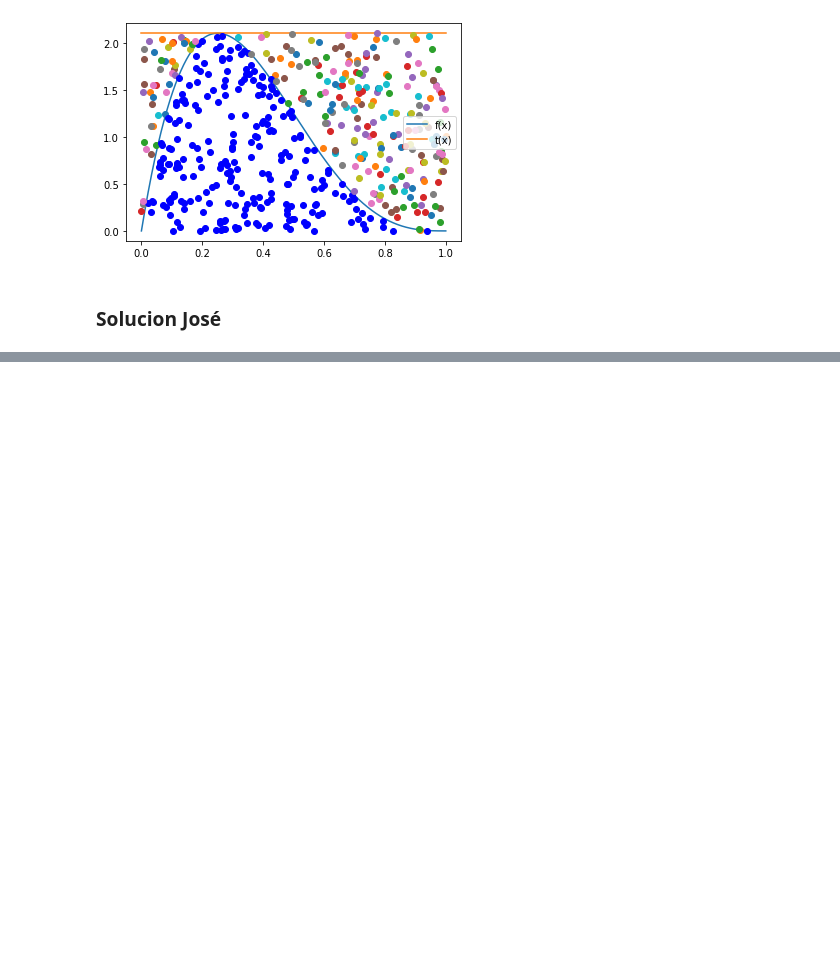
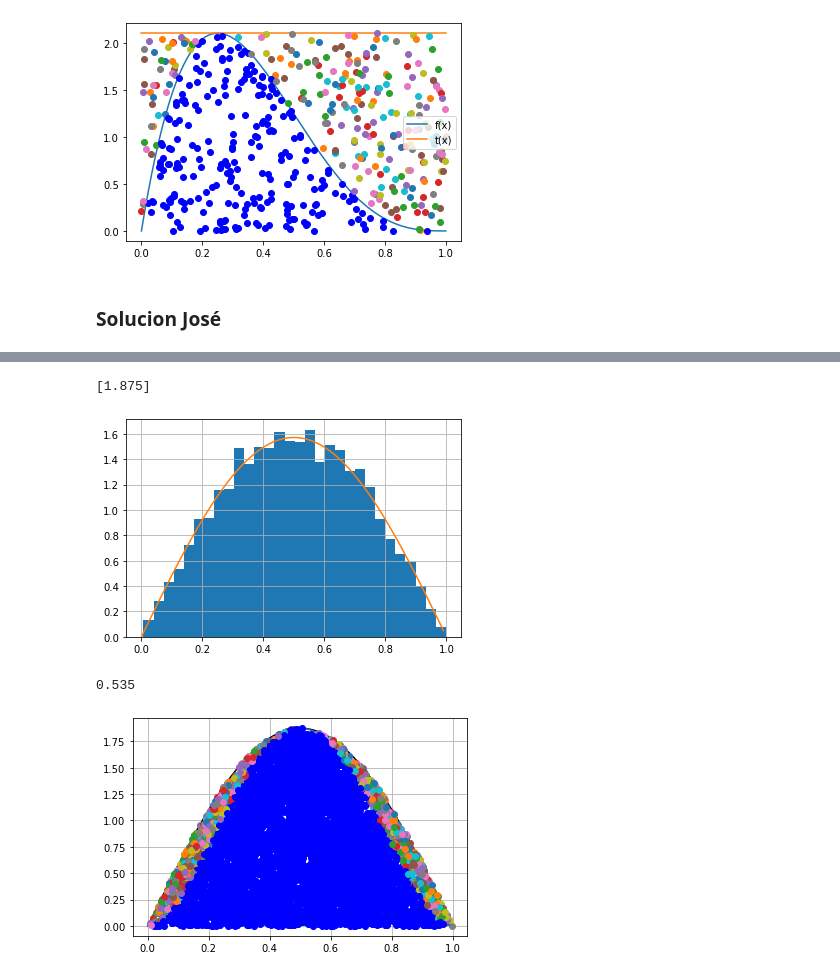
Before and after one commit to Joseancg7/Tarea6_AERodriguez_JACasta-o, a Jupyter notebook: Tarea6_AERodriguez_JACasta-o.ipynb, the cells around one changed output, grey strips where cells are left out. Cells and saved outputs as stored; diff of their text form; code cells hidden in the pictures; blank space fills up the shorter version.

```diff
--- a/Tarea6_AERodriguez_JACasta-o.ipynb
+++ b/Tarea6_AERodriguez_JACasta-o.ipynb
@@ -157,0 +170,51 @@ El máximo de f es: [2.109375]
+# %%
+#Función de aceptación y rechazo usando compresión de listas
+def Acep_rech(R2:'distribuida U~U(0,1)',
+                 R1:'distribuida como g(x)',
+                 f:'fun objetivo',
+                 t:'fun que mayora a f'):
+    f_x = f(R1)
+    t_x = t(R1)
+    condition = np.multiply(R2,t_x)<=f_x
+    [plt.plot(R1[i],R2[i]*t_x[i],'ob') if condition[i] else plt.plot(R1[i],R2[i]*t_x[i],'o') \
+         for i in range(len(R1))]
+    elem = [x for x in range(len(R1)) if condition[x]]
+    return elem
+    plt.show()
+
+# Función objetivo
+f = lambda x:30*(x**2-2*x**3+x**4)
+# Máximo de la función f
+maxi = f(optimize.fmin(lambda x:-f(x),0,disp=False))
+print(maxi)
+# Función t -> Función a*sin(pi*x)
+x = np.arange(0, 1, 0.01)
+a = maxi
+
+t = lambda x: a*np.sin(np.pi*x)
+g = lambda x: np.pi/2*np.sin(np.pi*x)
+
+N = 10000
+R2 = np.random.rand(N)
+u = np.random.uniform(0, 1, N)
+
+R1 =  (1/np.pi)*np.arccos(1-(u*np.pi))
+
+plt.hist(R1, 30, density = True)
+plt.plot(x, g(x))
+plt.grid()
+plt.show()
+
+plt.plot(x, t(x), color = 'black')
+plt.plot(x, f(x), label='f(x)')
+plt.grid()
+
+sim1 = Acep_rech(R2, R1, f, t)
+
+aceptados = len(sim1)/ N
+print(aceptados)
+# %% [output]
+[1.875]
+[figure, added]
+0.535
+[figure, added]
```
Also changed, not shown: parts of 10 cells of this notebook.
